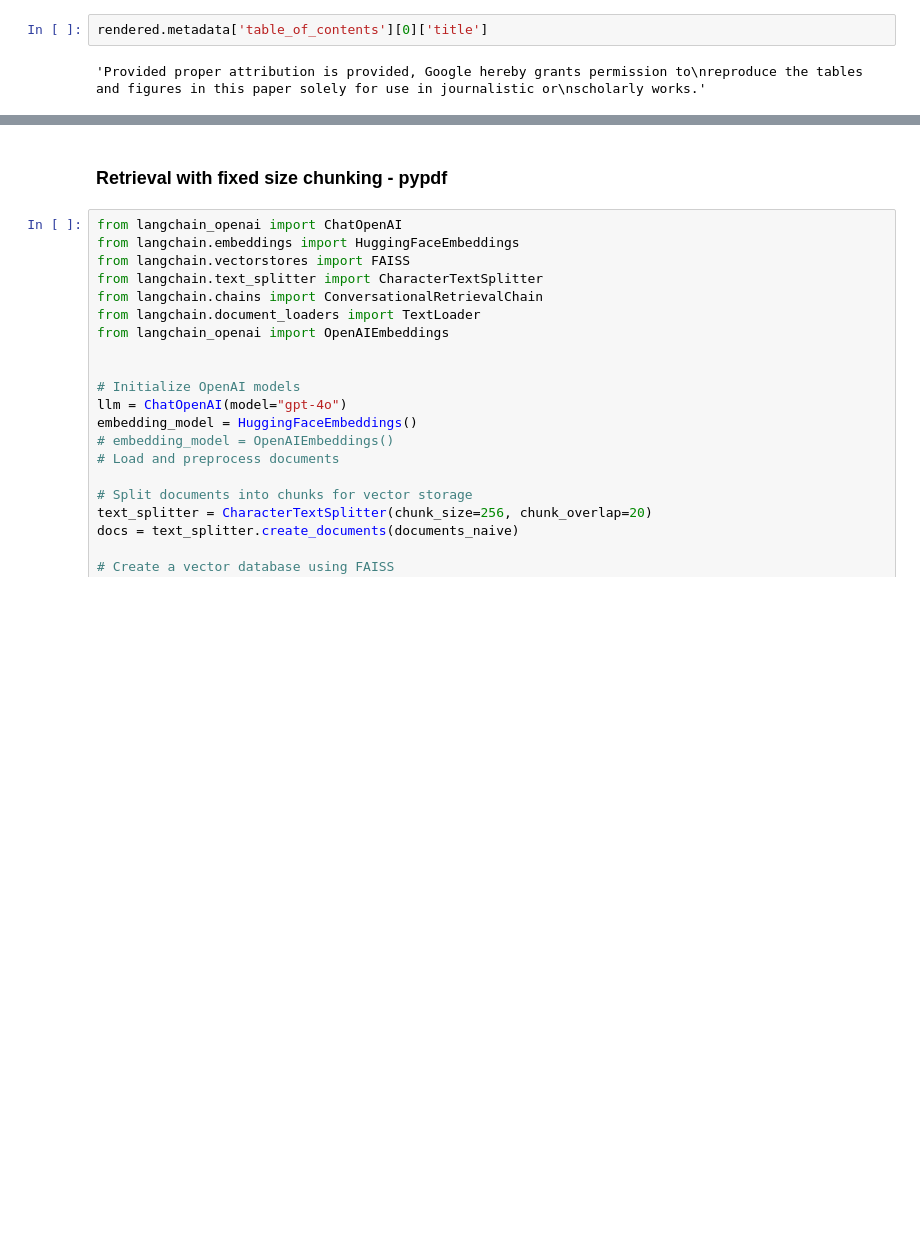
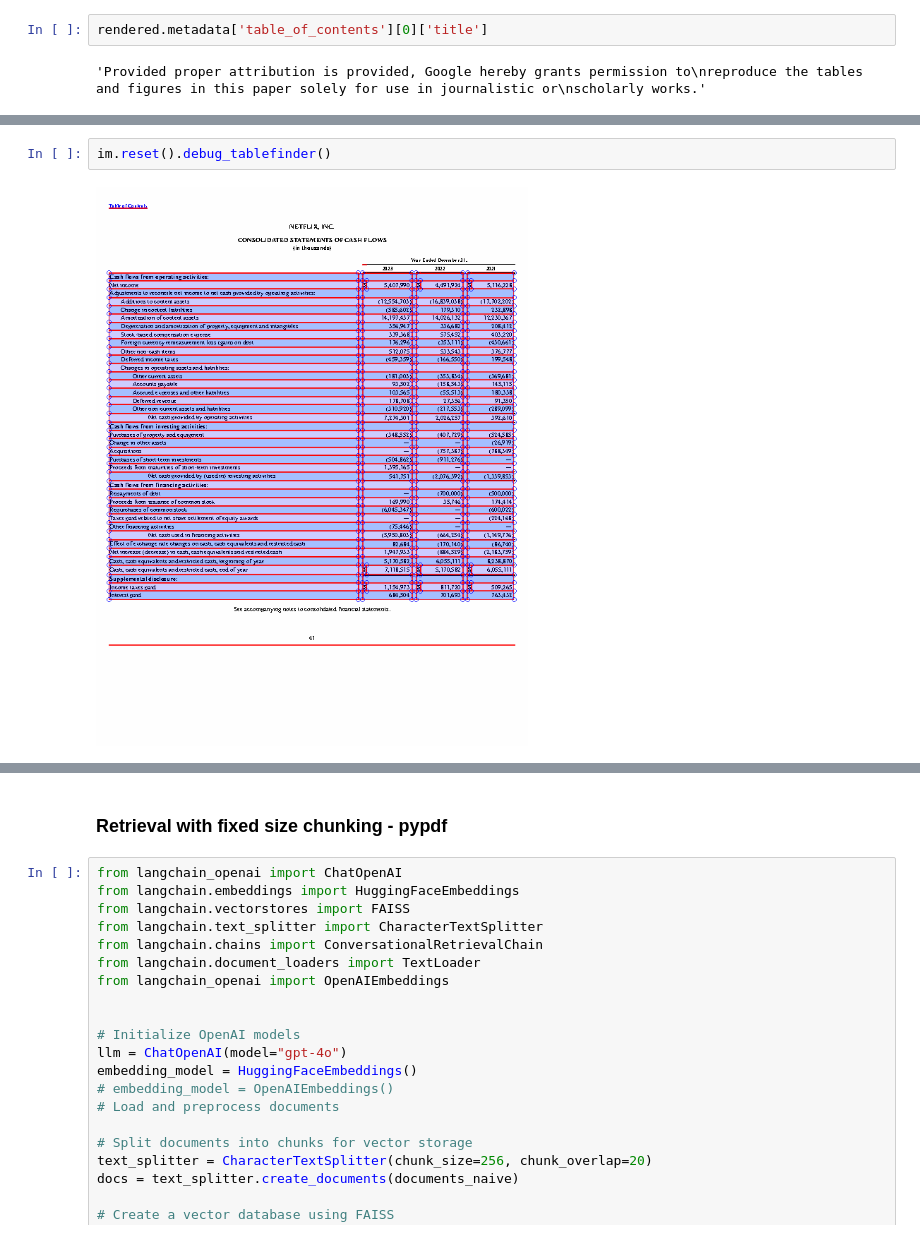
Before and after one commit to australiaitgroup/AI-Engineer-Bootcamp, a Jupyter notebook: Lecture 12/pdf_parsing.ipynb, the cells around one changed output, grey strips where cells are left out. Saved outputs shown, nothing was run; the diff lists cells and outputs as text; blank space fills up the shorter version.

```diff
--- a/Lecture 12/pdf_parsing.ipynb
+++ b/Lecture 12/pdf_parsing.ipynb
@@ -207,0 +244,4 @@ rendered.metadata['table_of_contents'][0]['title']
+# %%
+im.reset().debug_tablefinder()
+# %% [output]
+[figure, added]
```
Also changed, not shown: parts of 3 cells of this notebook.
